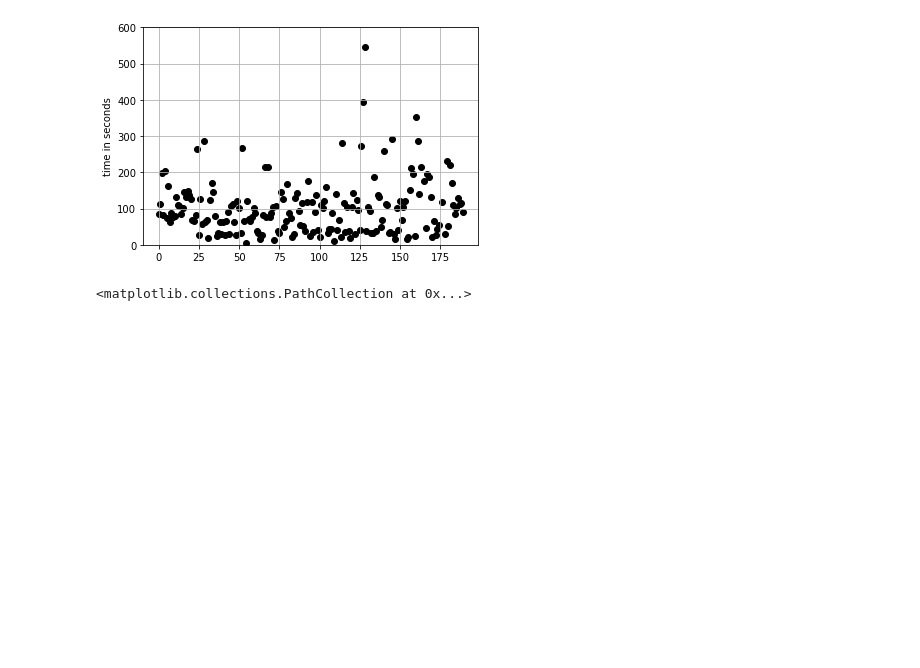
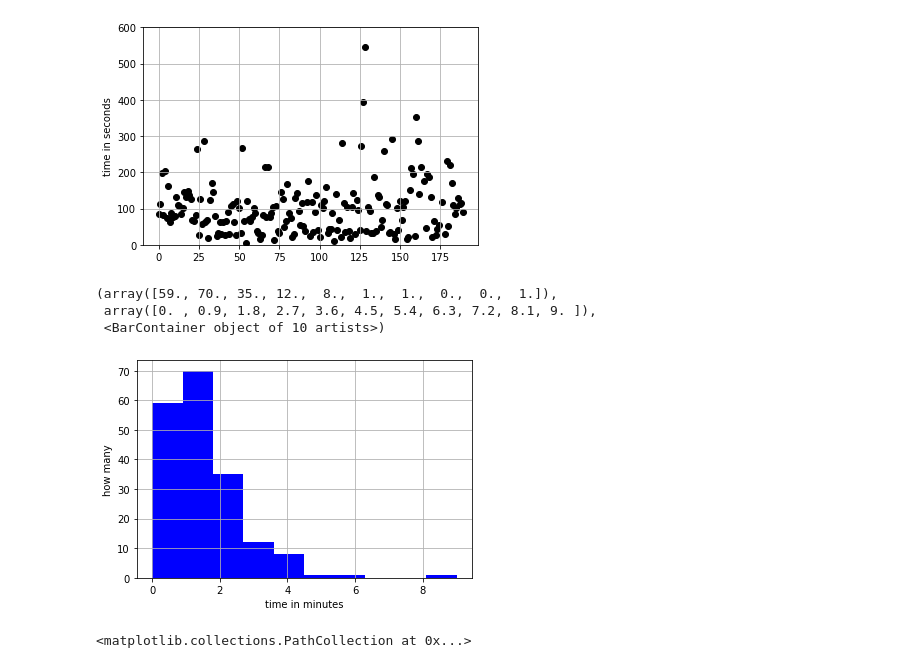
Before and after one commit to Matt88Ac/Hilbert-Huang-Transform-Super-Resolution, a Jupyter notebook: Untitled.ipynb, the cells around one changed output. Cells and saved outputs as stored; diff of their text form; code cells hidden in the pictures; blank space fills up the shorter version.

```diff
--- a/Untitled.ipynb
+++ b/Untitled.ipynb
@@ -35,6 +35,23 @@ plt.scatter(rang, tim, cmap=cm.binary, c='black')
 # %% [output]
 <matplotlib.collections.PathCollection at 0x...>
 [figure]
+# %%
+tims = np.zeros(10)
+k = 60
+for i in range(10):
+    p1 = tim <= k
+    p2 = tim > k-60
+    tims[i] = (p1 & p2).sum()
+    k+=60
+plt.grid()
+plt.xlabel('time in minutes')
+plt.ylabel('how many')
+plt.hist(list(range(10)), cumulative = False, color='b', weights = tims)
+# %% [output]
+(array([59., 70., 35., 12.,  8.,  1.,  1.,  0.,  0.,  1.]),
+ array([0. , 0.9, 1.8, 2.7, 3.6, 4.5, 5.4, 6.3, 7.2, 8.1, 9. ]),
+ <BarContainer object of 10 artists>)
+[figure, added]
 # %%
 plt.grid()
 plt.ylabel('time in seconds')
```
Also changed, not shown: parts of 8 cells of this notebook.
